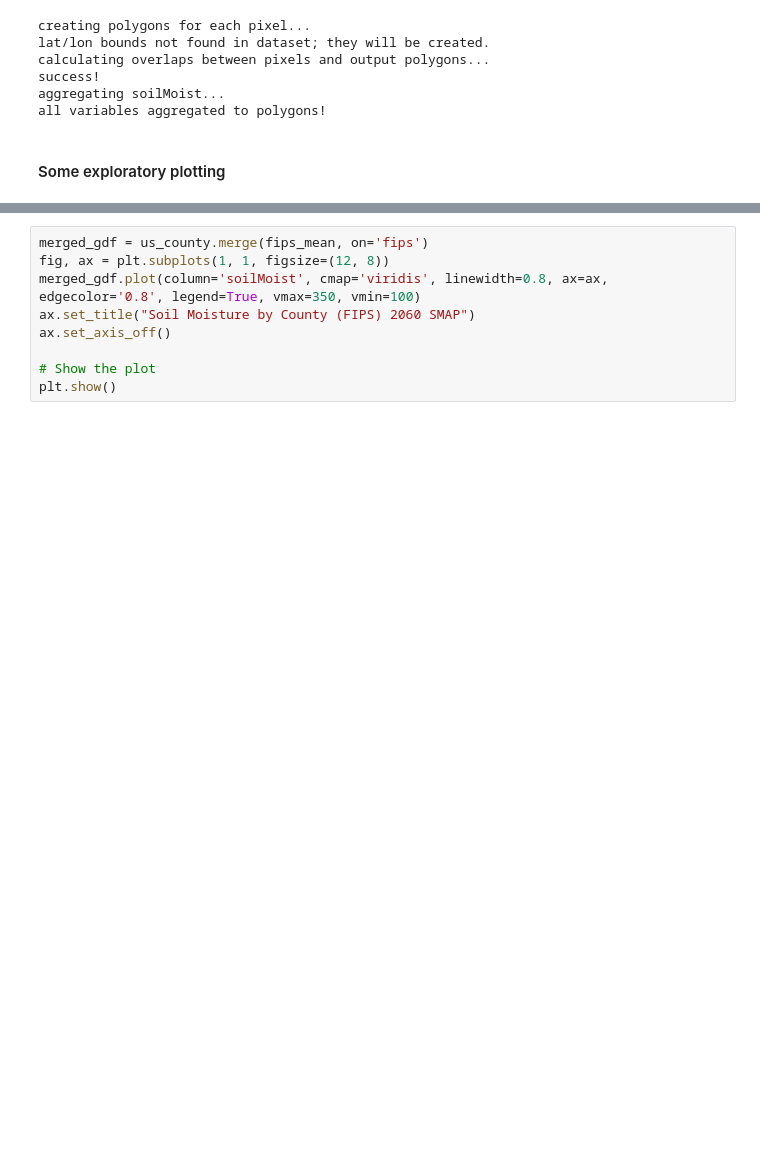
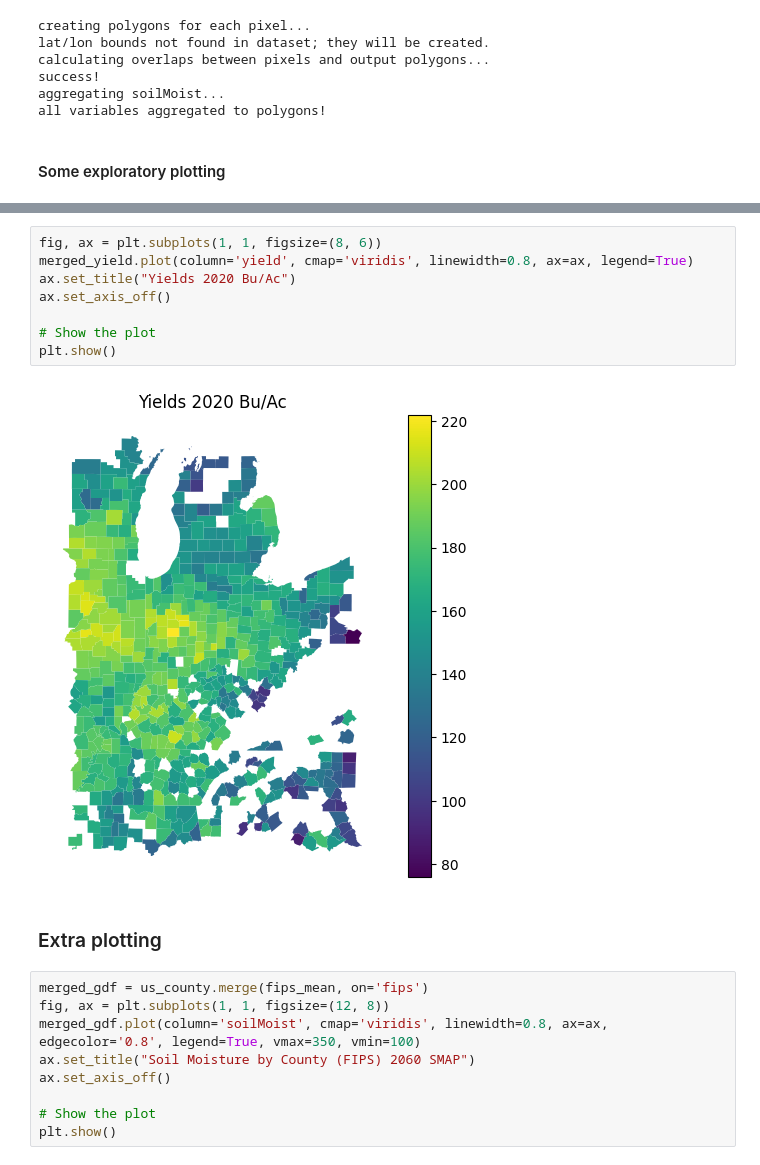
Before and after one commit to theo-avila/avila_et_al_2025_pyWBM_yield, a Jupyter notebook: 1_aggregate_to_fips.ipynb, the cells around one changed output, grey strips where cells are left out. Drawn from its saved outputs; the diff is of its cells as text; blank space fills up the shorter version.

```diff
--- a/1_aggregate_to_fips.ipynb
+++ b/1_aggregate_to_fips.ipynb
@@ -74,3 +87,15 @@ plt.show()
+# %%
+fig, ax = plt.subplots(1, 1, figsize=(8, 6))
+merged_yield.plot(column='yield', cmap='viridis', linewidth=0.8, ax=ax, legend=True)
+ax.set_title("Yields 2020 Bu/Ac")
+ax.set_axis_off()
+
+# Show the plot
+plt.show()
+# %% [output]
+[figure, added]
+# %% [markdown]
+### Extra plotting
 # %%
 merged_gdf = us_county.merge(fips_mean, on='fips')
 fig, ax = plt.subplots(1, 1, figsize=(12, 8))
```
Also changed, not shown: parts of 4 cells of this notebook.
